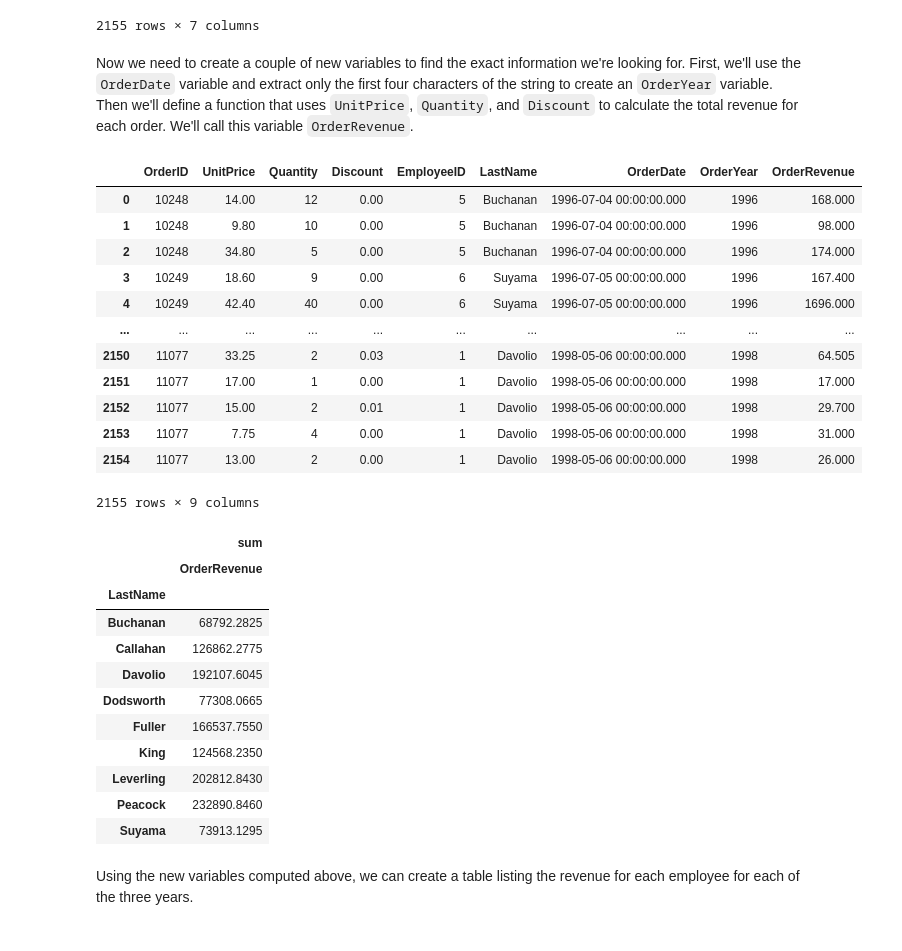
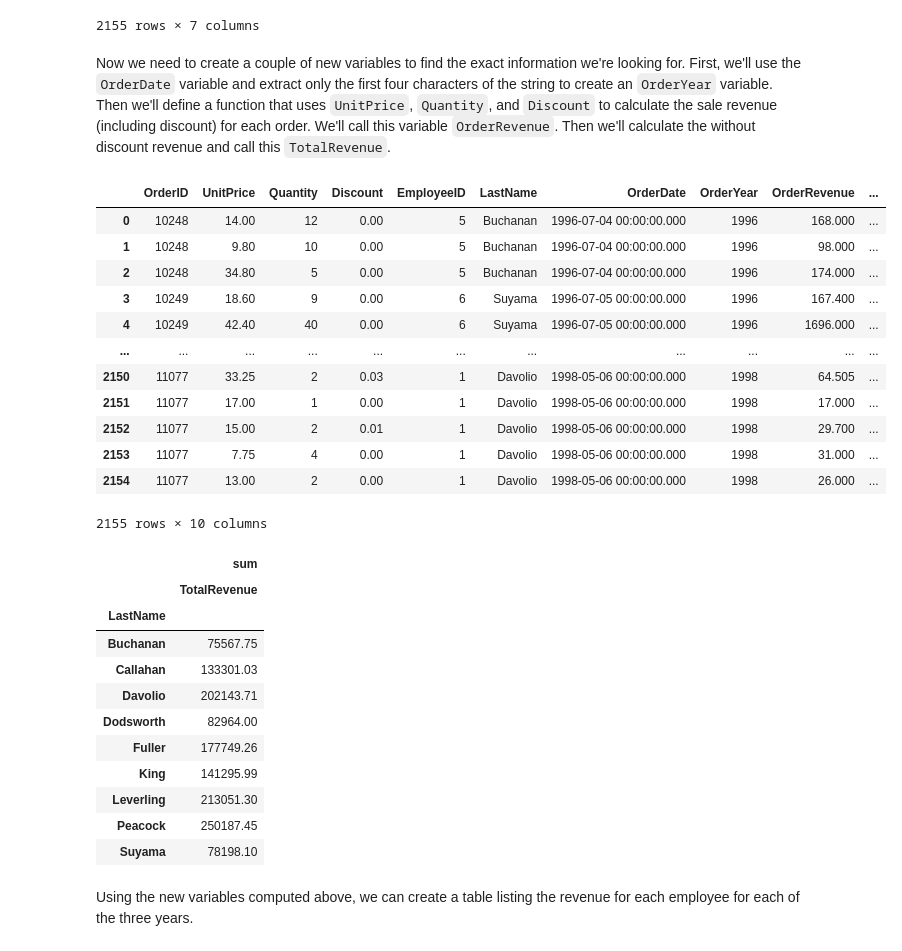
Before and after one commit to atbiggie/ST590-Project2, a Jupyter notebook: PartTwo.ipynb, the cells around one changed output. Cells and saved outputs as stored; diff of their text form; code cells hidden in the pictures.

```diff
--- a/PartTwo.ipynb
+++ b/PartTwo.ipynb
@@ -306,48 +308,49 @@ sales
 | 2154 | 11077 | 13.00 | 2 | 0.00 | 1 | Davolio | 1998-05-06 00:00:00.000 |
 2155 rows × 7 columns
 # %% [markdown]
-Now we need to create a couple of new variables to find the exact information we're looking for. First, we'll use the `OrderDate` variable and extract only the first four characters of the string to create an `OrderYear` variable. Then we'll define a function that uses `UnitPrice`, `Quantity`, and `Discount` to calculate the total revenue for each order. We'll call this variable `OrderRevenue`.
+Now we need to create a couple of new variables to find the exact information we're looking for. First, we'll use the `OrderDate` variable and extract only the first four characters of the string to create an `OrderYear` variable. Then we'll define a function that uses `UnitPrice`, `Quantity`, and `Discount` to calculate the sale revenue (including discount) for each order. We'll call this variable `OrderRevenue`. Then we'll calculate the without discount revenue and call this `TotalRevenue`.
 # %%
-sales['OrderYear'] = sales.OrderDate.str[:4]
+sales['OrderYear'] = sales.OrderDate.str[:4] #only read first four chars of OrderDate variable to make year
 
-def tot_rev(unitprice, quantity, discount):
+def tot_rev(unitprice, quantity, discount): #calculate discounted total
     subtot = unitprice * quantity
     disc = subtot * discount
     tot = subtot - disc
     return tot
 
-sales['OrderRevenue'] = tot_rev(sales.UnitPrice, sales.Quantity, sales.Discount)
+sales['OrderRevenue'] = tot_rev(sales.UnitPrice, sales.Quantity, sales.Discount) #apply discounted total func
+sales['TotalRevenue'] = sales.UnitPrice * sales.Quantity #caluculate non-discounted total
 sales
 # %% [output]
-|  | OrderID | UnitPrice | Quantity | Discount | EmployeeID | LastName | OrderDate | OrderYear | OrderRevenue |
-| 0 | 10248 | 14.00 | 12 | 0.00 | 5 | Buchanan | 1996-07-04 00:00:00.000 | 1996 | 168.000 |
-| 1 | 10248 | 9.80 | 10 | 0.00 | 5 | Buchanan | 1996-07-04 00:00:00.000 | 1996 | 98.000 |
-| 2 | 10248 | 34.80 | 5 | 0.00 | 5 | Buchanan | 1996-07-04 00:00:00.000 | 1996 | 174.000 |
-| 3 | 10249 | 18.60 | 9 | 0.00 | 6 | Suyama | 1996-07-05 00:00:00.000 | 1996 | 167.400 |
-| 4 | 10249 | 42.40 | 40 | 0.00 | 6 | Suyama | 1996-07-05 00:00:00.000 | 1996 | 1696.000 |
-| ... | ... | ... | ... | ... | ... | ... | ... | ... | ... |
-| 2150 | 11077 | 33.25 | 2 | 0.03 | 1 | Davolio | 1998-05-06 00:00:00.000 | 1998 | 64.505 |
-| 2151 | 11077 | 17.00 | 1 | 0.00 | 1 | Davolio | 1998-05-06 00:00:00.000 | 1998 | 17.000 |
-| 2152 | 11077 | 15.00 | 2 | 0.01 | 1 | Davolio | 1998-05-06 00:00:00.000 | 1998 | 29.700 |
-| 2153 | 11077 | 7.75 | 4 | 0.00 | 1 | Davolio | 1998-05-06 00:00:00.000 | 1998 | 31.000 |
-| 2154 | 11077 | 13.00 | 2 | 0.00 | 1 | Davolio | 1998-05-06 00:00:00.000 | 1998 | 26.000 |
+|  | OrderID | UnitPrice | Quantity | Discount | EmployeeID | LastName | OrderDate | OrderYear | OrderRevenue | ... |
+| 0 | 10248 | 14.00 | 12 | 0.00 | 5 | Buchanan | 1996-07-04 00:00:00.000 | 1996 | 168.000 | ... |
+| 1 | 10248 | 9.80 | 10 | 0.00 | 5 | Buchanan | 1996-07-04 00:00:00.000 | 1996 | 98.000 | ... |
+| 2 | 10248 | 34.80 | 5 | 0.00 | 5 | Buchanan | 1996-07-04 00:00:00.000 | 1996 | 174.000 | ... |
+| 3 | 10249 | 18.60 | 9 | 0.00 | 6 | Suyama | 1996-07-05 00:00:00.000 | 1996 | 167.400 | ... |
+| 4 | 10249 | 42.40 | 40 | 0.00 | 6 | Suyama | 1996-07-05 00:00:00.000 | 1996 | 1696.000 | ... |
+| ... | ... | ... | ... | ... | ... | ... | ... | ... | ... | ... |
+| 2150 | 11077 | 33.25 | 2 | 0.03 | 1 | Davolio | 1998-05-06 00:00:00.000 | 1998 | 64.505 | ... |
+| 2151 | 11077 | 17.00 | 1 | 0.00 | 1 | Davolio | 1998-05-06 00:00:00.000 | 1998 | 17.000 | ... |
+| 2152 | 11077 | 15.00 | 2 | 0.01 | 1 | Davolio | 1998-05-06 00:00:00.000 | 1998 | 29.700 | ... |
+| 2153 | 11077 | 7.75 | 4 | 0.00 | 1 | Davolio | 1998-05-06 00:00:00.000 | 1998 | 31.000 | ... |
+| 2154 | 11077 | 13.00 | 2 | 0.00 | 1 | Davolio | 1998-05-06 00:00:00.000 | 1998 | 26.000 | ... |
-2155 rows × 9 columns
+2155 rows × 10 columns
 # %%
-timerev = pd.pivot_table(sales, values = ["OrderRevenue"], index = ["LastName"], aggfunc = ["sum"])
+timerev = pd.pivot_table(sales, values = ["TotalRevenue"], index = ["LastName"], aggfunc = ["sum"])
 timerev
 # %% [output]
 |  | sum |
-|  | OrderRevenue |
+|  | TotalRevenue |
 | LastName |  |
-| Buchanan | 68792.2825 |
-| Callahan | 126862.2775 |
-| Davolio | 192107.6045 |
-| Dodsworth | 77308.0665 |
-| Fuller | 166537.7550 |
-| King | 124568.2350 |
-| Leverling | 202812.8430 |
-| Peacock | 232890.8460 |
-| Suyama | 73913.1295 |
+| Buchanan | 75567.75 |
+| Callahan | 133301.03 |
+| Davolio | 202143.71 |
+| Dodsworth | 82964.00 |
+| Fuller | 177749.26 |
+| King | 141295.99 |
+| Leverling | 213051.30 |
+| Peacock | 250187.45 |
+| Suyama | 78198.10 |
 # %% [markdown]
 Using the new variables computed above, we can create a table listing the revenue for each employee for each of the three years.
 # %%
```
Also changed, not shown: parts of 7 cells of this notebook, 1 other file.
